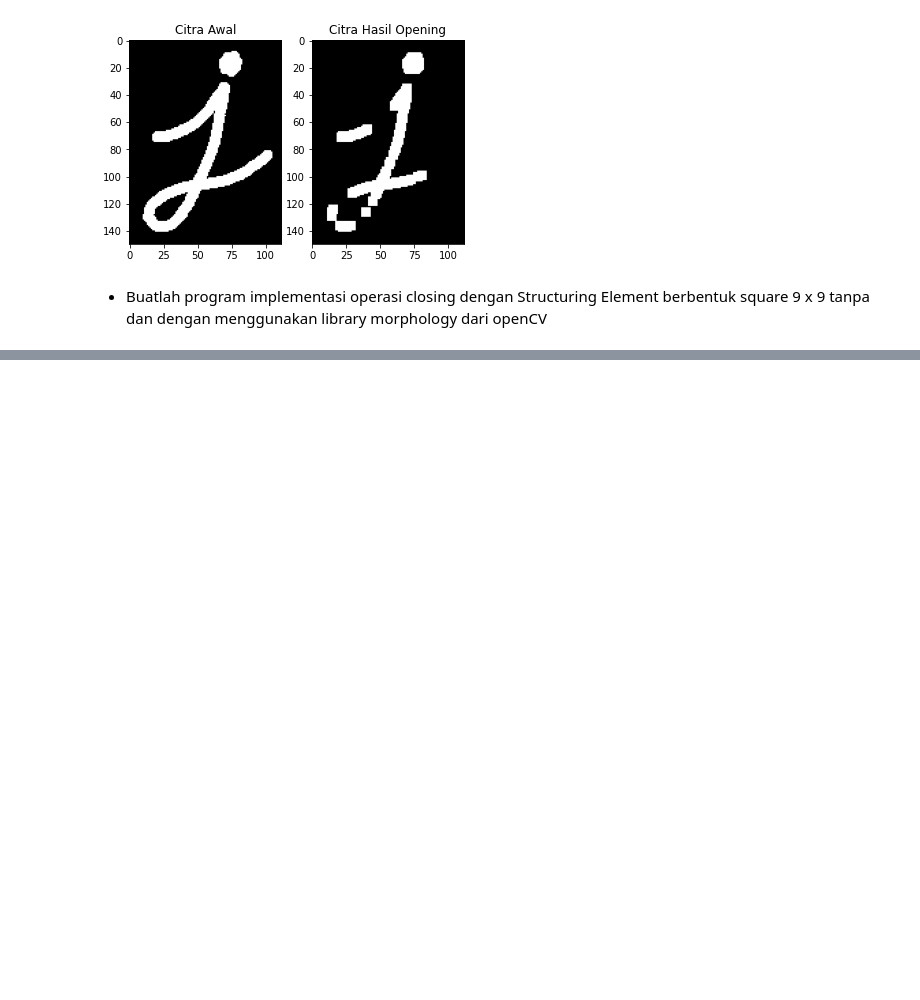
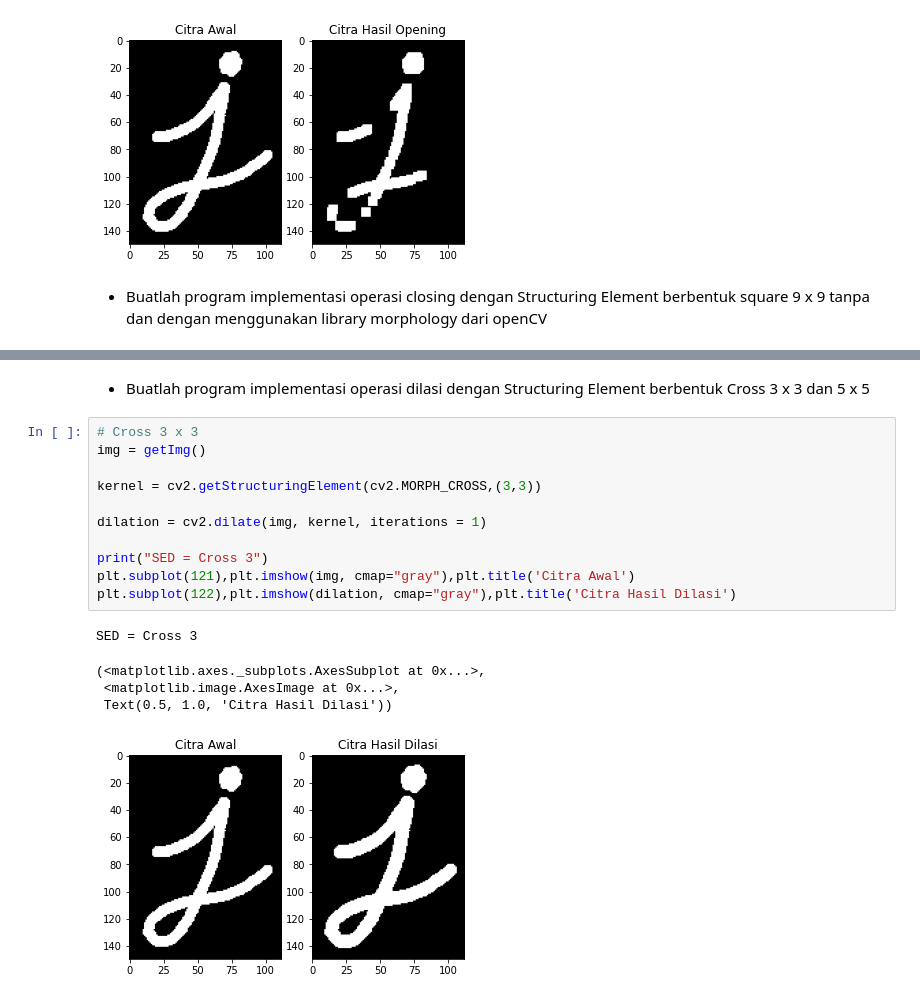
Before and after one commit to ahmadhafis/PCVK_Genap_2022, a Jupyter notebook: Week8.ipynb, the cells around one changed output, grey strips where cells are left out. Saved outputs shown, nothing was run; the diff lists cells and outputs as text; blank space fills up the shorter version.

```diff
--- a/Week8.ipynb
+++ b/Week8.ipynb
@@ -170,0 +228,19 @@ square 9 x 9 tanpa dan dengan menggunakan library morphology dari openCV
+# %% [markdown]
+ * Buatlah program implementasi operasi dilasi dengan Structuring Element berbentuk Cross 3 x 3 dan 5 x 5
+# %%
+# Cross 3 x 3
+img = getImg()
+
+kernel = cv2.getStructuringElement(cv2.MORPH_CROSS,(3,3))
+
+dilation = cv2.dilate(img, kernel, iterations = 1)
+
+print("SED = Cross 3")
+plt.subplot(121),plt.imshow(img, cmap="gray"),plt.title('Citra Awal')
+plt.subplot(122),plt.imshow(dilation, cmap="gray"),plt.title('Citra Hasil Dilasi')
+# %% [output]
+SED = Cross 3
+(<matplotlib.axes._subplots.AxesSubplot at 0x...>,
+ <matplotlib.image.AxesImage at 0x...>,
+ Text(0.5, 1.0, 'Citra Hasil Dilasi'))
+[figure, added]
```
Also changed, not shown: parts of 8 cells of this notebook.
